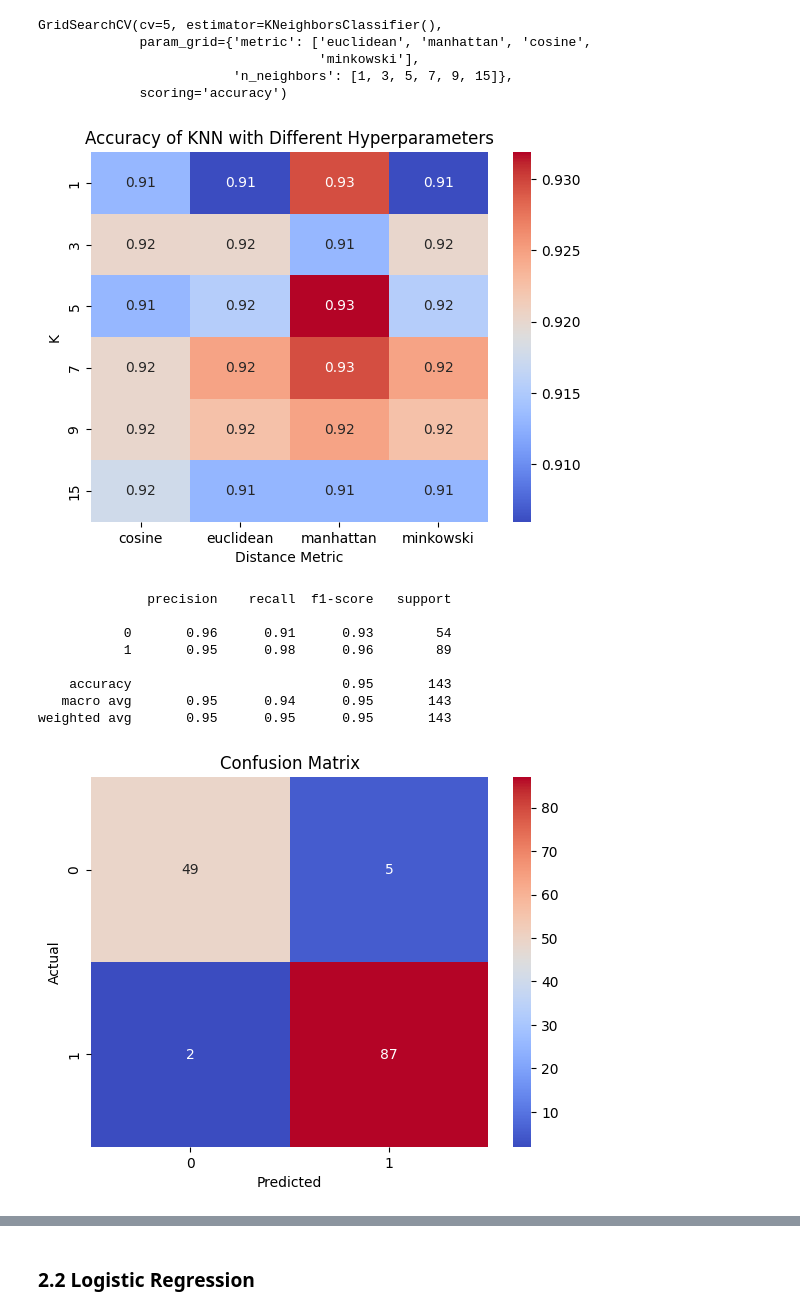
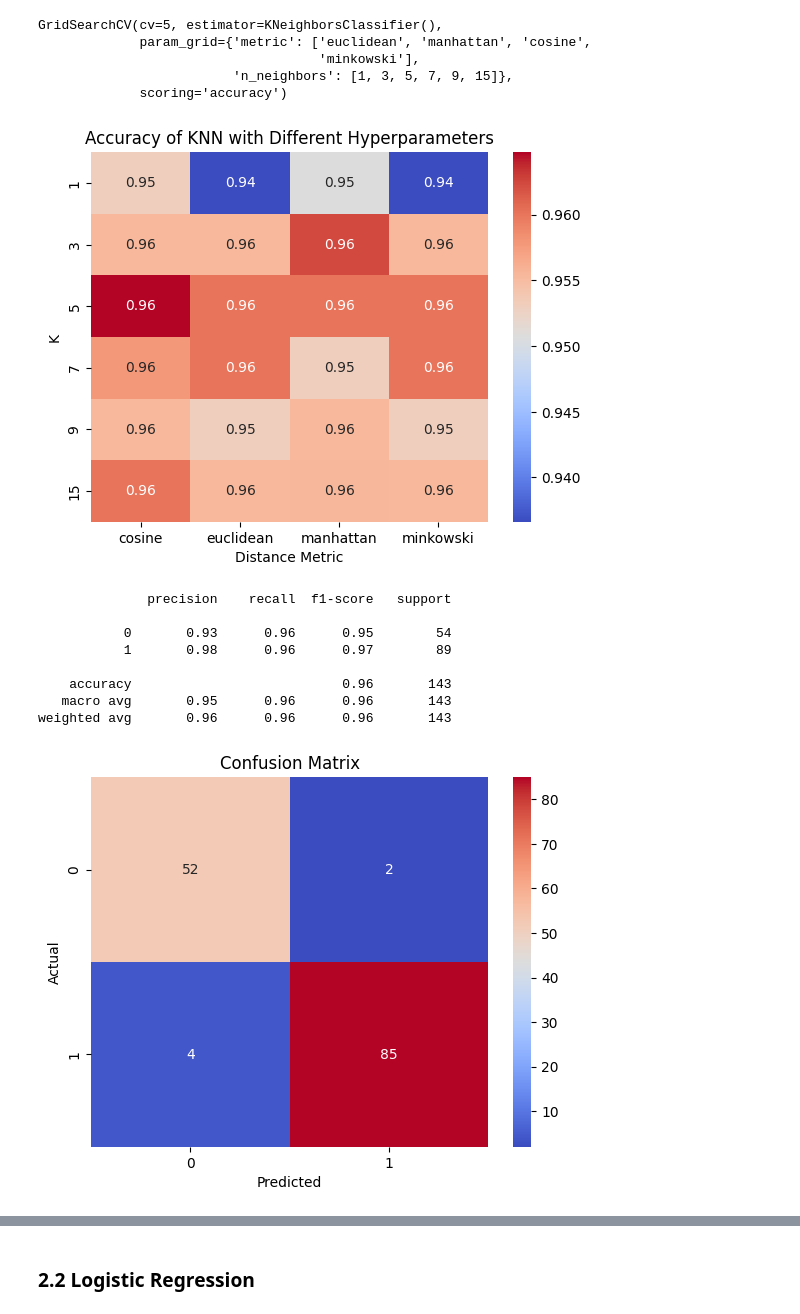
Before and after one commit to Mohammed-Abed-Alkareem/ML-Algorithms-Evaluation, a Jupyter notebook: AssignmentFiles/assignment.ipynb, the cells around one changed output, grey strips where cells are left out. Cells and saved outputs as stored; diff of their text form; code cells hidden in the pictures.

```diff
--- a/AssignmentFiles/assignment.ipynb
+++ b/AssignmentFiles/assignment.ipynb
@@ -166,6 +167,10 @@ for i, feature in enumerate(cancer_features.columns):
 plt.show()
 # %% [output]
 [figure]
+# %%
+# Scale the features
+scaler = StandardScaler()
+cancer_features = scaler.fit_transform(cancer_features)
 # %%
 X_train, X_test, y_train, y_test = train_test_split(cancer_features, cancer_labels, test_size=0.25, random_state=42)
 # %% [markdown]
@@ -217,7 +222,7 @@ K_values = [1, 3, 5, 7, 9, 15]
 
 
 param_grid = {'n_neighbors': K_values}
-knn = KNeighborsClassifier(metric='manhattan')
+knn = KNeighborsClassifier(metric='cosine')
 grid_search = GridSearchCV(knn, param_grid, cv=5, scoring='accuracy')
 grid_search.fit(X_train, y_train)
 # %% [output]
@@ -261,34 +266,34 @@ plt.ylabel('K')
 plt.title('Accuracy of KNN with Different Hyperparameters')
 plt.show()
 # %% [output]
-[figure, old version]
+[figure, new version]
 # %%
 #train with the best parameters
-knn = KNeighborsClassifier(n_neighbors=5, metric='manhattan')
+knn = KNeighborsClassifier(n_neighbors=5, metric='cosine')
 knn.fit(X_train, y_train)
 
 # test on the test set
 y_pred = knn.predict(X_test)
 
 #get full report
 print(classification_report(y_test, y_pred))
 # confusion matrix plot
 cm = confusion_matrix(y_test, y_pred)
 sns.heatmap(cm, annot=True, fmt='d', cmap='coolwarm')
 plt.xlabel('Predicted')
 plt.ylabel('Actual')
 plt.title('Confusion Matrix')
 plt.show()
 # %% [output]
               precision    recall  f1-score   support
 
-           0       0.96      0.91      0.93        54
-           1       0.95      0.98      0.96        89
+           0       0.93      0.96      0.95        54
+           1       0.98      0.96      0.97        89
 
-    accuracy                           0.95       143
-   macro avg       0.95      0.94      0.95       143
-weighted avg       0.95      0.95      0.95       143
+    accuracy                           0.96       143
+   macro avg       0.95      0.96      0.96       143
+weighted avg       0.96      0.96      0.96       143
-[figure, old version]
+[figure, new version]
 # %%
 # Generate ROC Curve
 
```
Also changed, not shown: parts of 24 cells of this notebook.
